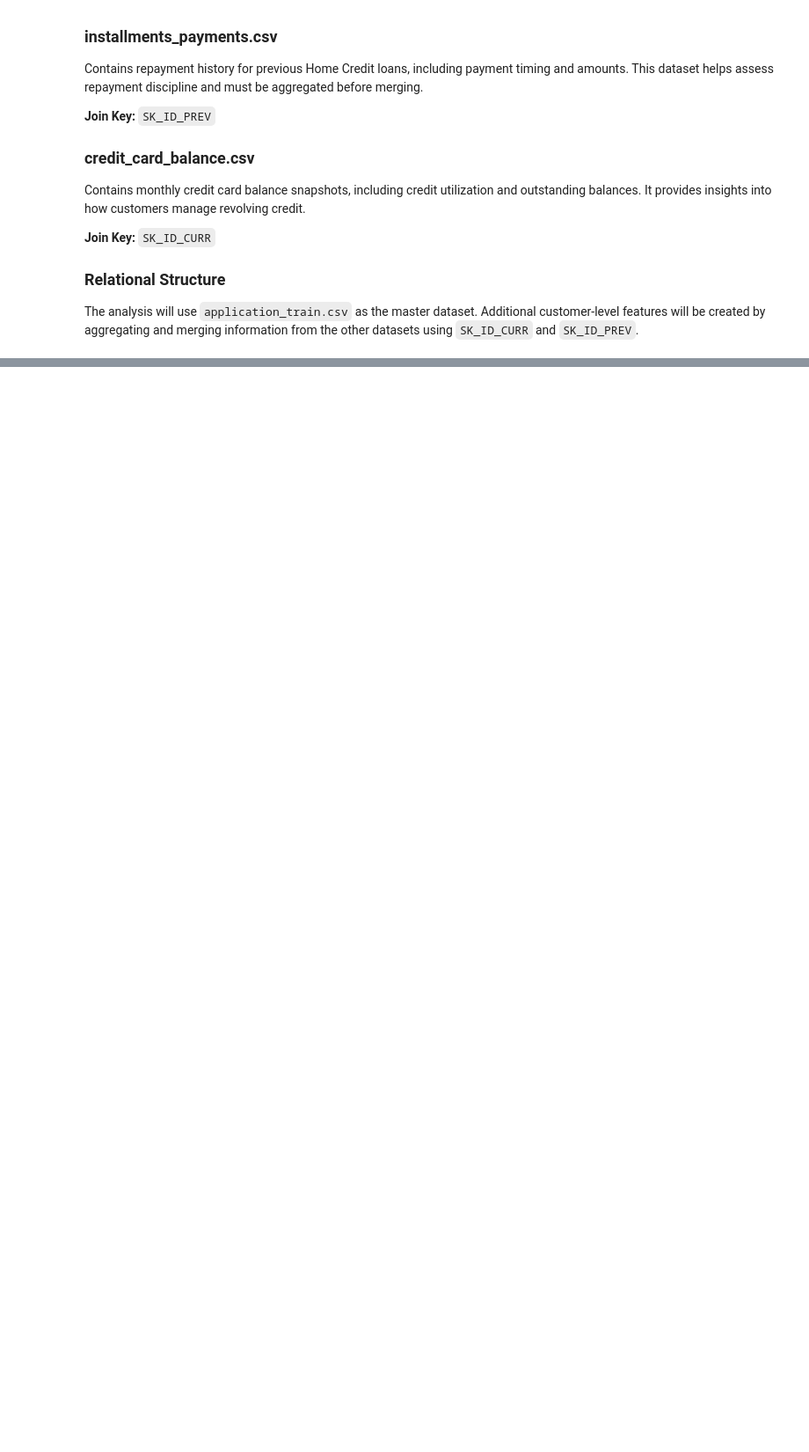
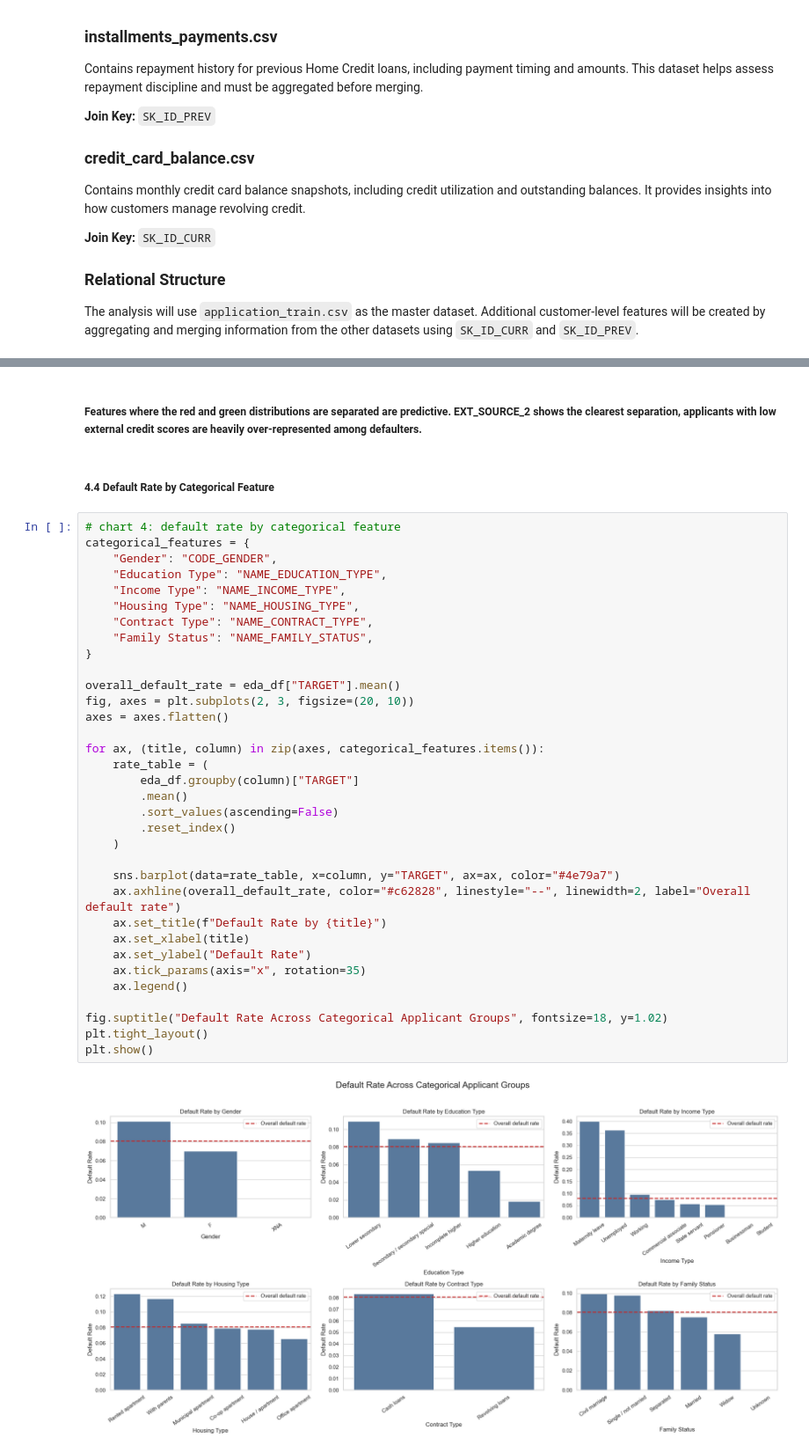
Before and after one commit to KimutaiHub/Loan-Default-Risk-Predictions, a Jupyter notebook: loan_default_risk_prediction.ipynb, the cells around one changed output, grey strips where cells are left out. Shown at 88% size. Cells and saved outputs as stored; diff of their text form; blank space fills up the shorter version.

```diff
--- a/loan_default_risk_prediction.ipynb
+++ b/loan_default_risk_prediction.ipynb
@@ -421,0 +1130,40 @@ The main training file contains 307,511 applicants with an 8% default rate. Mult
+# %% [markdown]
+##### Features where the red and green distributions are separated are predictive. EXT_SOURCE_2 shows the clearest separation, applicants with low external credit scores are heavily over-represented among defaulters.
+# %% [markdown]
+##### 4.4 Default Rate by Categorical Feature
+# %%
+# chart 4: default rate by categorical feature
+categorical_features = {
+    "Gender": "CODE_GENDER",
+    "Education Type": "NAME_EDUCATION_TYPE",
+    "Income Type": "NAME_INCOME_TYPE",
+    "Housing Type": "NAME_HOUSING_TYPE",
+    "Contract Type": "NAME_CONTRACT_TYPE",
+    "Family Status": "NAME_FAMILY_STATUS",
+}
+
+overall_default_rate = eda_df["TARGET"].mean()
+fig, axes = plt.subplots(2, 3, figsize=(20, 10))
+axes = axes.flatten()
+
+for ax, (title, column) in zip(axes, categorical_features.items()):
+    rate_table = (
+        eda_df.groupby(column)["TARGET"]
+        .mean()
+        .sort_values(ascending=False)
+        .reset_index()
+    )
+
+    sns.barplot(data=rate_table, x=column, y="TARGET", ax=ax, color="#4e79a7")
+    ax.axhline(overall_default_rate, color="#c62828", linestyle="--", linewidth=2, label="Overall default rate")
+    ax.set_title(f"Default Rate by {title}")
+    ax.set_xlabel(title)
+    ax.set_ylabel("Default Rate")
+    ax.tick_params(axis="x", rotation=35)
+    ax.legend()
+
+fig.suptitle("Default Rate Across Categorical Applicant Groups", fontsize=18, y=1.02)
+plt.tight_layout()
+plt.show()
+# %% [output]
+[figure, added]
```
Also changed, not shown: parts of 86 cells of this notebook.
